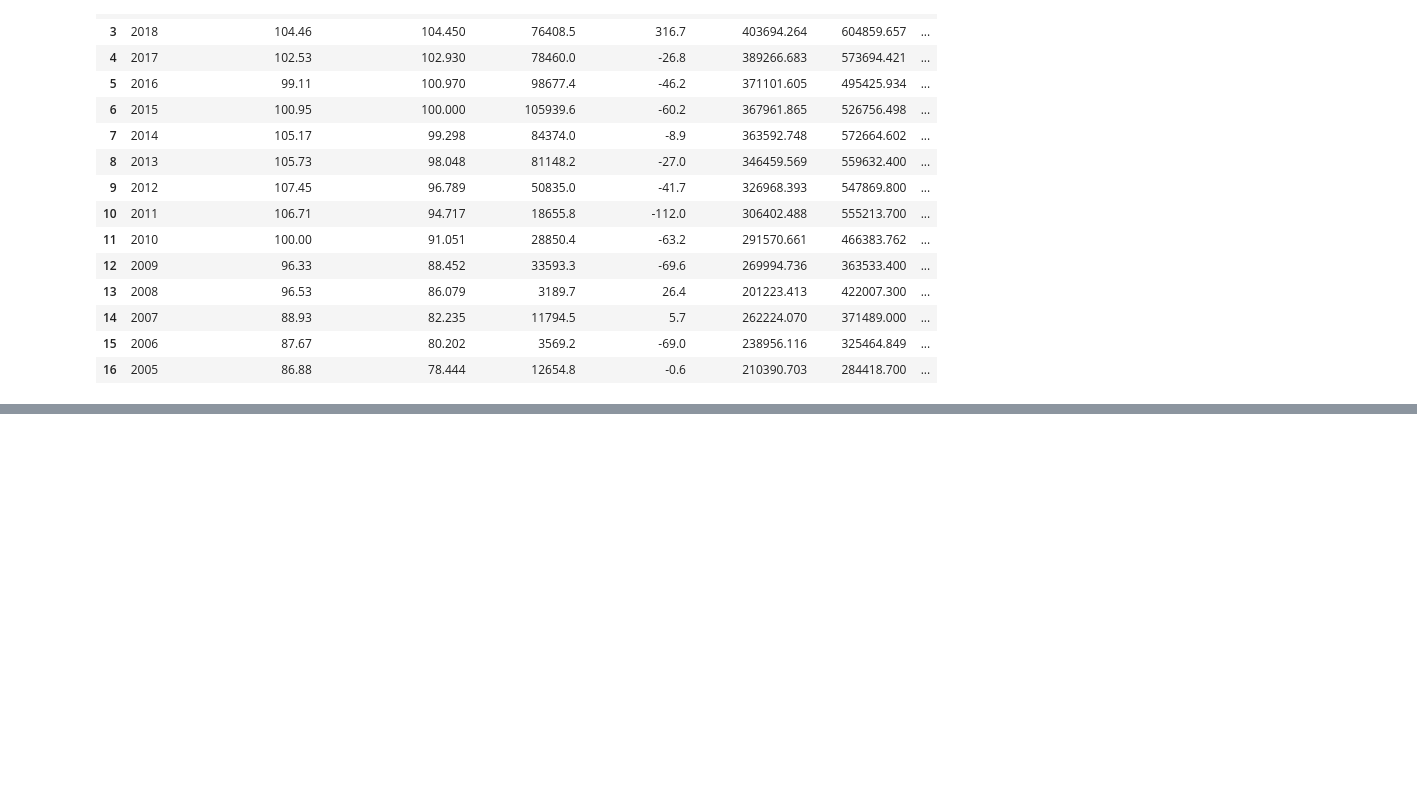
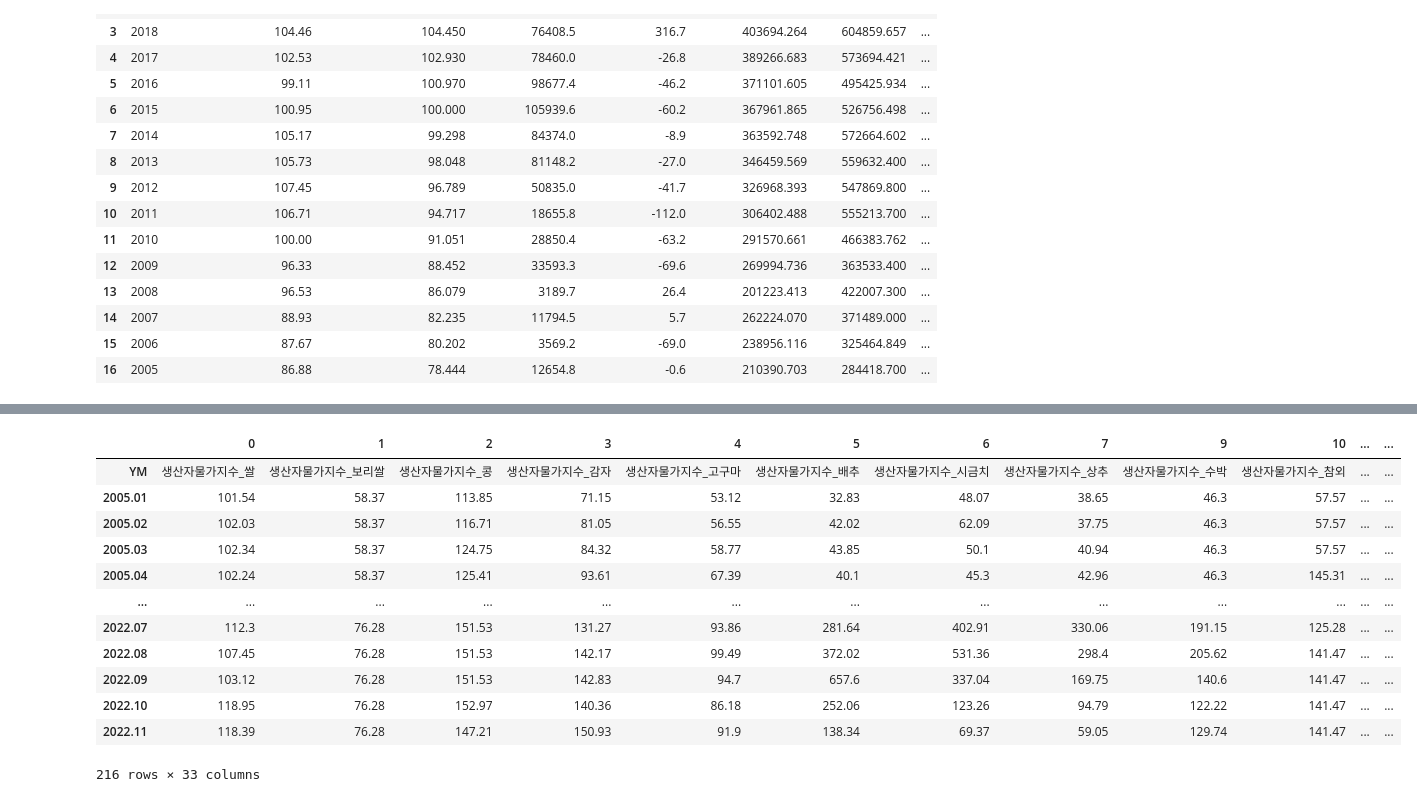
Before and after one commit to mols3131d/Agricultural-Products-Price-Prediction-, a Jupyter notebook: Data Collection/Economic.ipynb, the cells around one changed output, grey strips where cells are left out. Drawn from its saved outputs; the diff is of its cells as text; code cells hidden in the pictures; blank space fills up the shorter version.

```diff
--- a/Data Collection/Economic.ipynb
+++ b/Data Collection/Economic.ipynb
@@ -43,0 +66,23 @@ display(df_mei.head(df_mei.shape[0]))
+# %%
+df2 = pd.read_excel('/content/drive/Shareddrives/Agricultural Products Price Prediction/data/생산자물가지수_품목별_연도별_월별.xlsx')
+df2 = df2.rename(columns={'계정코드별':'YM'})
+df2["YM"] = df2["YM"].map(lambda x : x.split()[0])
+df2 = df2.replace("-", np.NaN)
+df2 = df2.dropna(axis=0)
+for i in df2["YM"]:
+    df2["YM"] = df2["YM"].replace(i,f"생산자물가지수_{i}")
+df2.T
+# %% [output]
+|  | 0 | 1 | 2 | 3 | 4 | 5 | 6 | 7 | 9 | 10 | ... | ... |
+| YM | 생산자물가지수_쌀 | 생산자물가지수_보리쌀 | 생산자물가지수_콩 | 생산자물가지수_감자 | 생산자물가지수_고구마 | 생산자물가지수_배추 | 생산자물가지수_시금치 | 생산자물가지수_상추 | 생산자물가지수_수박 | 생산자물가지수_참외 | ... | ... |
+| 2005.01 | 101.54 | 58.37 | 113.85 | 71.15 | 53.12 | 32.83 | 48.07 | 38.65 | 46.3 | 57.57 | ... | ... |
+| 2005.02 | 102.03 | 58.37 | 116.71 | 81.05 | 56.55 | 42.02 | 62.09 | 37.75 | 46.3 | 57.57 | ... | ... |
+| 2005.03 | 102.34 | 58.37 | 124.75 | 84.32 | 58.77 | 43.85 | 50.1 | 40.94 | 46.3 | 57.57 | ... | ... |
+| 2005.04 | 102.24 | 58.37 | 125.41 | 93.61 | 67.39 | 40.1 | 45.3 | 42.96 | 46.3 | 145.31 | ... | ... |
+| ... | ... | ... | ... | ... | ... | ... | ... | ... | ... | ... | ... | ... |
+| 2022.07 | 112.3 | 76.28 | 151.53 | 131.27 | 93.86 | 281.64 | 402.91 | 330.06 | 191.15 | 125.28 | ... | ... |
+| 2022.08 | 107.45 | 76.28 | 151.53 | 142.17 | 99.49 | 372.02 | 531.36 | 298.4 | 205.62 | 141.47 | ... | ... |
+| 2022.09 | 103.12 | 76.28 | 151.53 | 142.83 | 94.7 | 657.6 | 337.04 | 169.75 | 140.6 | 141.47 | ... | ... |
+| 2022.10 | 118.95 | 76.28 | 152.97 | 140.36 | 86.18 | 252.06 | 123.26 | 94.79 | 122.22 | 141.47 | ... | ... |
+| 2022.11 | 118.39 | 76.28 | 147.21 | 150.93 | 91.9 | 138.34 | 69.37 | 59.05 | 129.74 | 141.47 | ... | ... |
+216 rows × 33 columns
```
Also changed, not shown: parts of 3 cells of this notebook.
